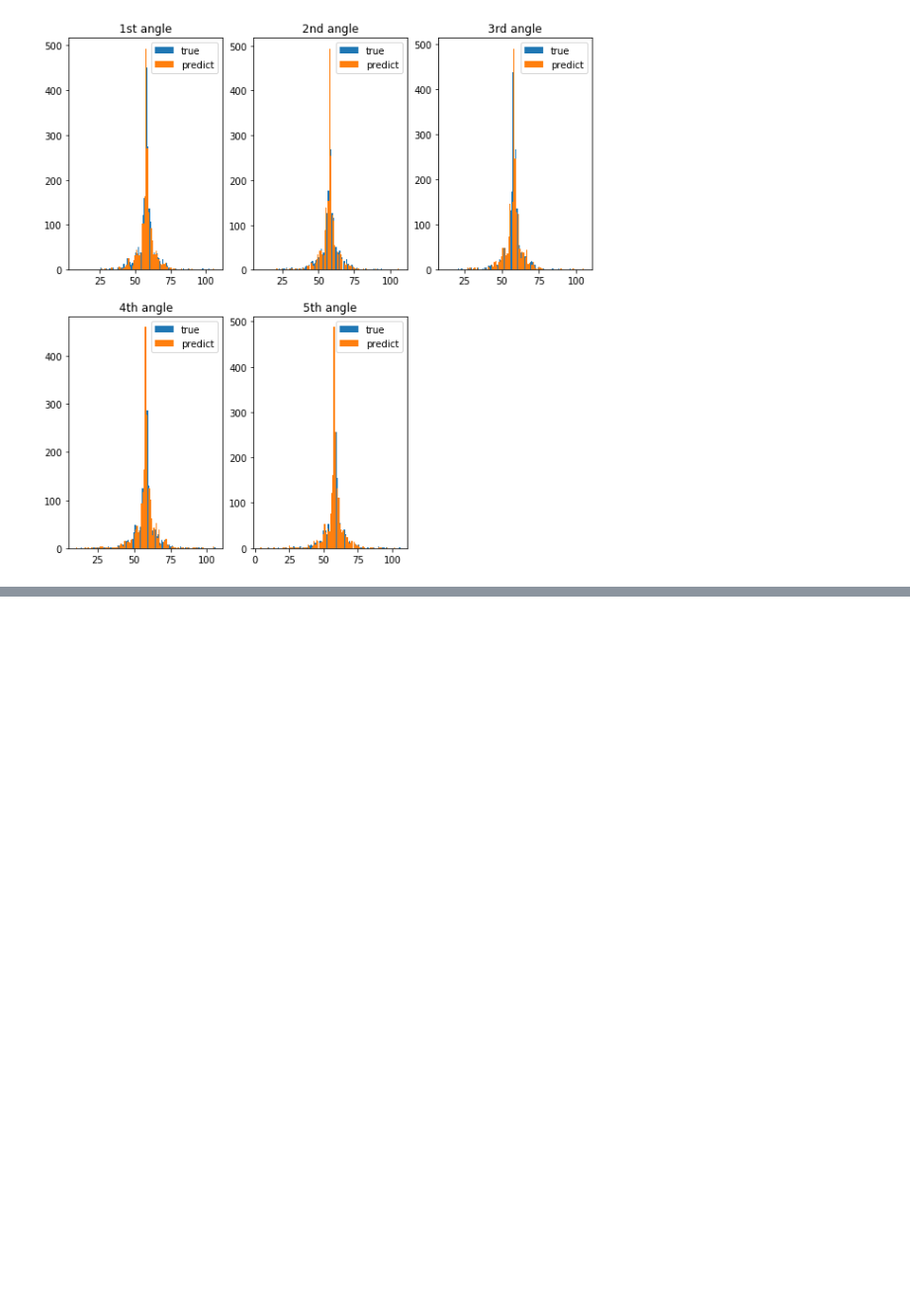
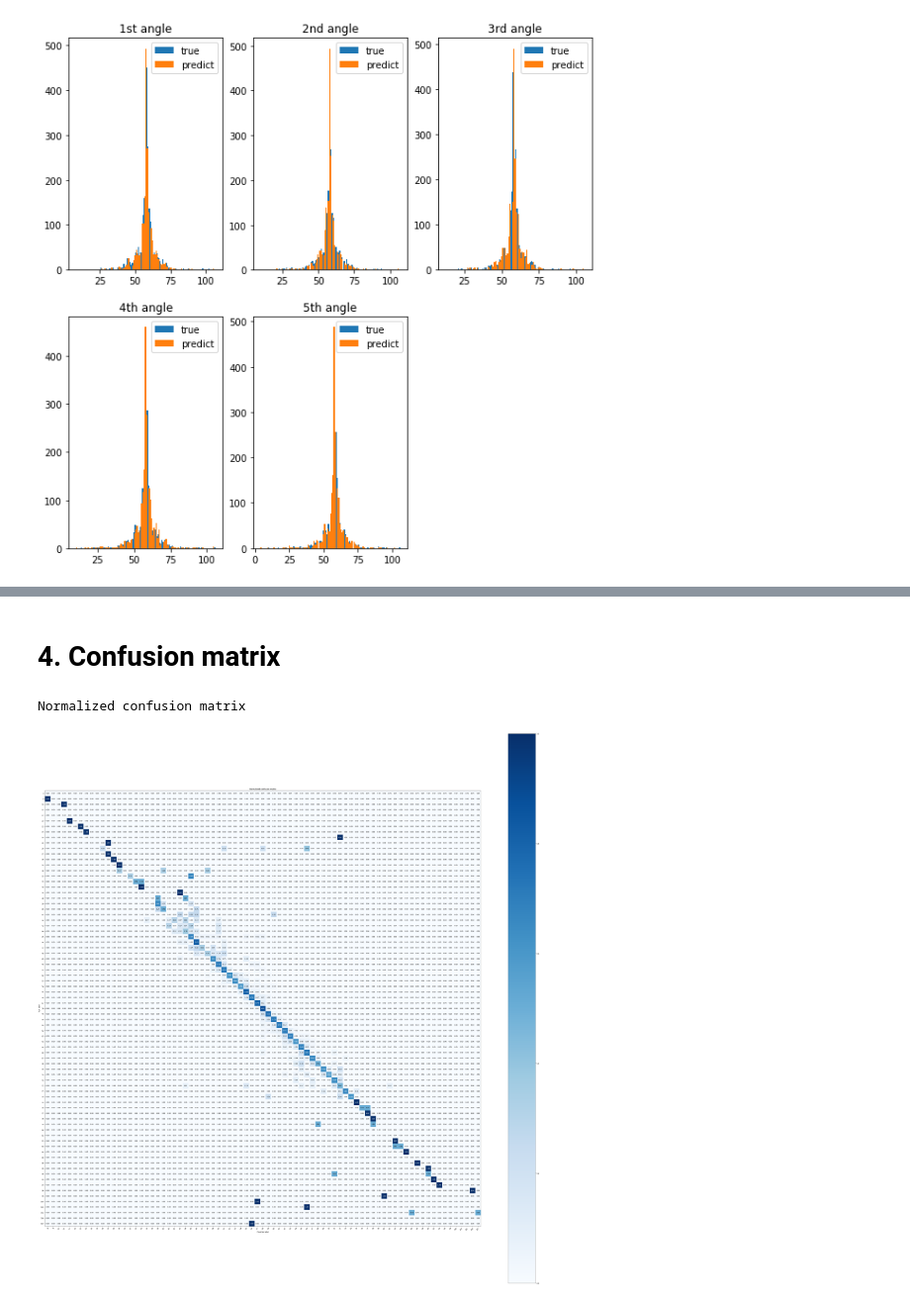
Before and after one commit to quan-dao/ECN-E2E, a Jupyter notebook: checkout_model_performance.ipynb, the cells around one changed output, grey strips where cells are left out. Shown at 99% size. Drawn from its saved outputs; the diff is of its cells as text; code cells hidden in the pictures; blank space fills up the shorter version.

```diff
--- a/checkout_model_performance.ipynb
+++ b/checkout_model_performance.ipynb
@@ -174,0 +229,6 @@ plt.show()
+# %% [markdown]
+# 4. Confusion matrix
+# %%
+# Convert 1st prediction into class ID
+y_val_1 = np.argmax(y_val[0], axis=1)
+y_hat_1 = np.argmax(y_hat[0], axis=1)
@@ -174,0 +289,7 @@ plt.show()
+# %%
+class_names = np.array([str(i) for i in range(114)])
+plot_confusion_matrix(y_val_1, y_hat_1, class_names, normalize=True)
+plt.savefig("./images/norm_confusion_matrix.png")
+# %% [output]
+Normalized confusion matrix
+[figure, added]
```
Also changed, not shown: parts of 12 cells of this notebook.
